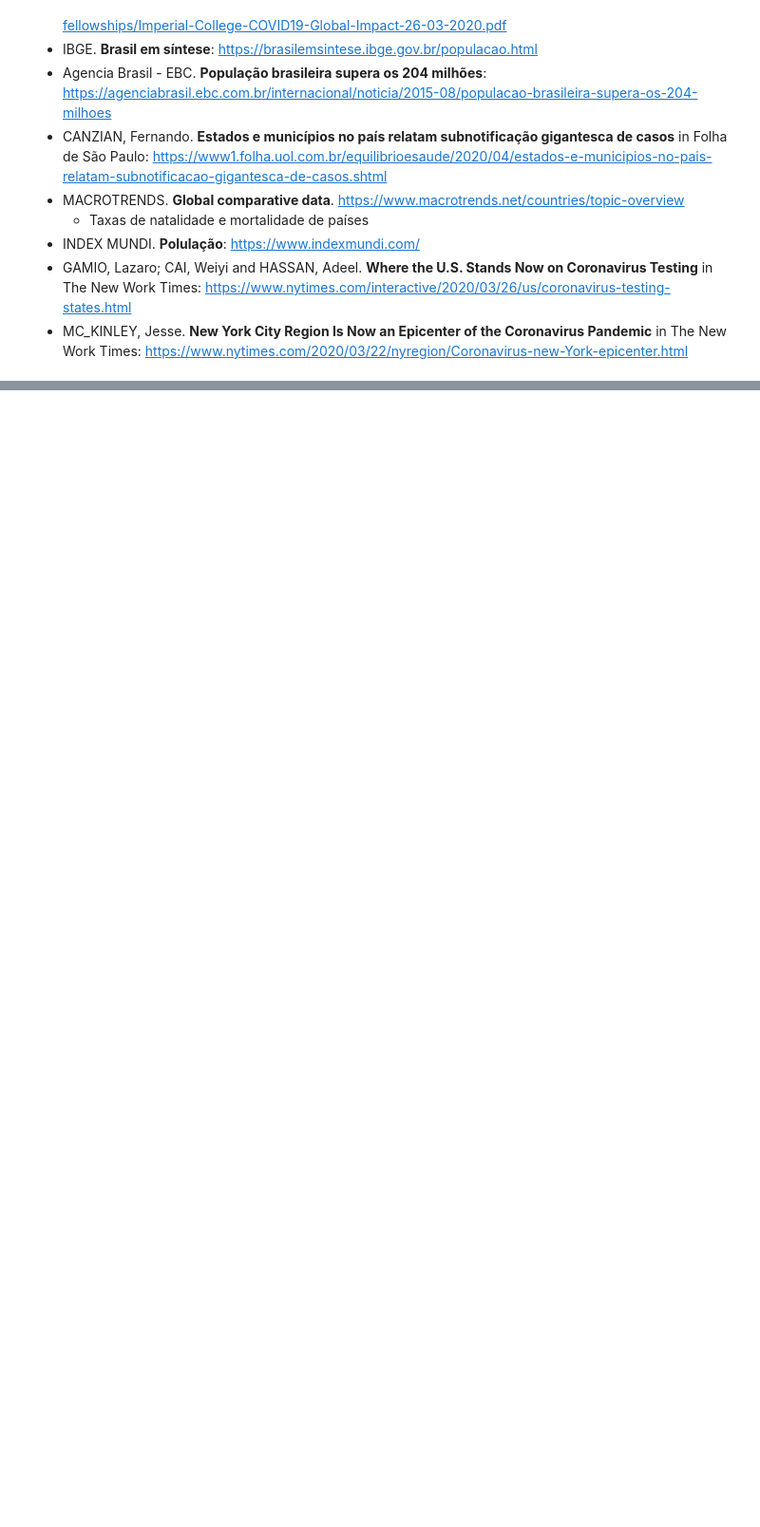
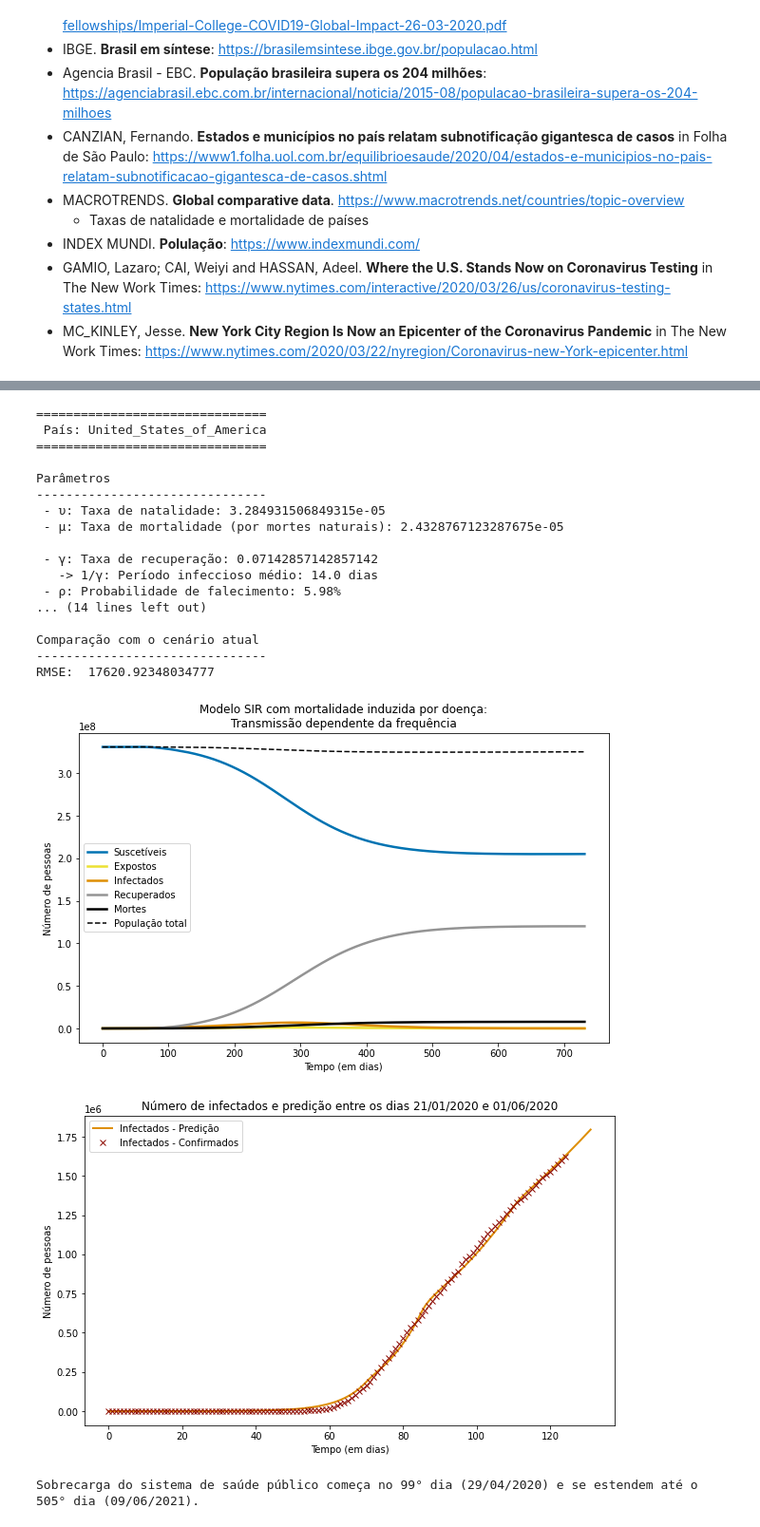
Before and after one commit to SrMouraSilva/modelagem-matematica, a Jupyter notebook: tarefa2-corona/Tarefa_3_-_Modelagem_de_doencas_infecciosas.ipynb, the cells around one changed output, grey strips where cells are left out. Shown at 95% size. Cells and saved outputs as stored; diff of their text form; code cells hidden in the pictures; blank space fills up the shorter version.

```diff
--- a/tarefa2-corona/Tarefa_3_-_Modelagem_de_doencas_infecciosas.ipynb
+++ b/tarefa2-corona/Tarefa_3_-_Modelagem_de_doencas_infecciosas.ipynb
@@ -825,0 +1020,50 @@ in Mem Inst Oswaldo Cruz, Rio de Janeiro, FAST TRACK, in 24 April 2020.
+# %%
+def beta(t):
+    β = 0.27
+    if t < 70:
+        return β
+    if 70 <= t < 85:
+        return β * .65
+    if 85 <= t < 110:
+        return β * .40
+    else:
+        return β*.35
+
+params = Parametros(
+    pais= 'United_States_of_America',
+    μ = 8.880/(1000 * 365), υ = 11.990/(1000 * 365),
+    β=beta, γ=1/14, ρ=dataset.mortalidade(dataset.dataset('United_States_of_America')),
+    σ=1/2,
+    P_0 = 331_002_651, Y_0 = 18,
+    N_UTI = .10, C_UTI = 29.4 * 331_002_651 / 100_000,
+    numero_dias=365*2+1
+)
+
+simulacao = Simulacao(params)
+
+relatorio = simulacao.simular()
+relatorio.relatorio()
+relatorio.plot()
+relatorio.plot_necessidade_uti(primeiros_n_dias=150)
+relatorio.plot_necessidade_uti(detalhes=True)
+# %% [output]
+===============================
+ País: United_States_of_America
+===============================
+
+Parâmetros
+-------------------------------
+ - υ: Taxa de natalidade: 3.284931506849315e-05
+ - μ: Taxa de mortalidade (por mortes naturais): 2.4328767123287675e-05
+
+ - γ: Taxa de recuperação: 0.07142857142857142
+   -> 1/γ: Período infeccioso médio: 14.0 dias
+ - ρ: Probabilidade de falecimento: 5.98%
+... (14 lines left out)
+
+Comparação com o cenário atual
+-------------------------------
+RMSE:  17620.92348034777
+[figure, added]
+[figure, added]
+Sobrecarga do sistema de saúde público começa no 99° dia (29/04/2020) e se estendem até o 505° dia (09/06/2021).
```
Also changed, not shown: parts of 17 cells of this notebook, 5 other files.
